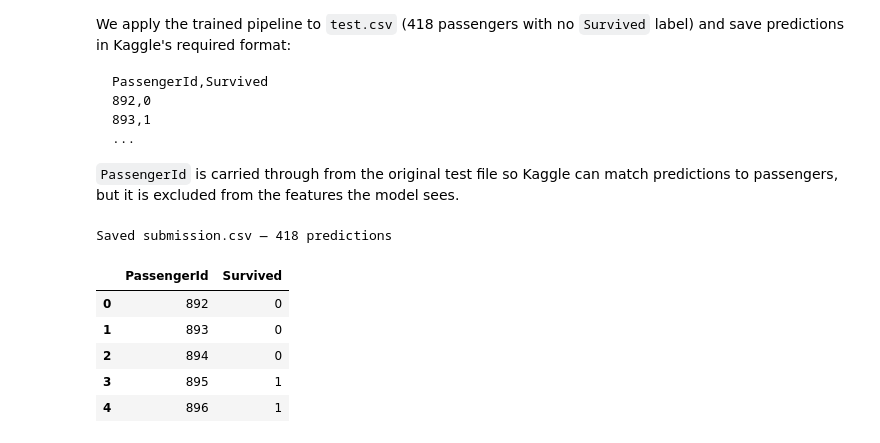
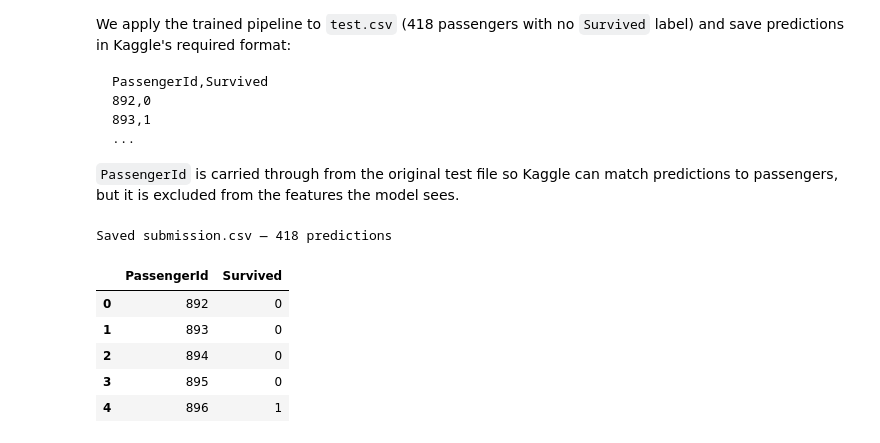
Before and after one commit to kseniiaoblasova/kaggle-titanic-workshop, a Jupyter notebook: notebooks/data-exploration.ipynb, the cells around one changed output. Drawn from its saved outputs; the diff is of its cells as text; code cells hidden in the pictures.

```diff
--- a/notebooks/data-exploration.ipynb
+++ b/notebooks/data-exploration.ipynb
@@ -462,9 +463,21 @@ A low standard deviation means the model performs similarly across different sli
 # %%
-from sklearn.model_selection import cross_val_score
+from sklearn.model_selection import GridSearchCV
 
 X = data.drop(columns=['survived'])
 y = data['survived']
 
-scores = cross_val_score(pipeline, X, y, cv=5, scoring='accuracy')
-print(f"CV Accuracy: {scores.mean():.4f} ± {scores.std():.4f}")
+param_grid = {
+    'clf__max_depth':        [4, 5, 6, 7, 8],
+    'clf__min_samples_leaf': [1, 2, 3, 4],
+}
+
+grid_search = GridSearchCV(
+    pipeline, param_grid,
+    cv=5, scoring='accuracy',
+    n_jobs=-1, verbose=1,
+)
+grid_search.fit(X, y)
+
+print(f"\nBest params:       {grid_search.best_params_}")
+print(f"Best CV accuracy:  {grid_search.best_score_:.4f}")
 # %% [output]
@@ -476,4 +492,4 @@ Cross-validation gave us a reliable accuracy estimate, but each fold only traine
 # %%
-pipeline.fit(X, y)
-print("Model trained on full training set")
+best_pipeline = grid_search.best_estimator_
+print(f"Best pipeline ready — params: {grid_search.best_params_}")
 # %% [output]
@@ -494,20 +510,20 @@ PassengerId,Survived
 # %%
 test = pd.read_csv('../data/test.csv')
 passenger_ids = test['PassengerId'].copy()
 test.columns = test.columns.str.lower()
 test = test.drop(columns=['passengerid'])
 
-predictions = pipeline.predict(test)
+predictions = best_pipeline.predict(test)
 
 submission = pd.DataFrame({'PassengerId': passenger_ids, 'Survived': predictions})
 submission.to_csv('../data/submission.csv', index=False)
 print(f"Saved submission.csv — {len(submission)} predictions")
 submission.head()
 # %% [output]
 Saved submission.csv — 418 predictions
 |  | PassengerId | Survived |
 | 0 | 892 | 0 |
 | 1 | 893 | 0 |
 | 2 | 894 | 0 |
-| 3 | 895 | 1 |
+| 3 | 895 | 0 |
 | 4 | 896 | 1 |
```
Also changed, not shown: parts of 6 cells of this notebook.
